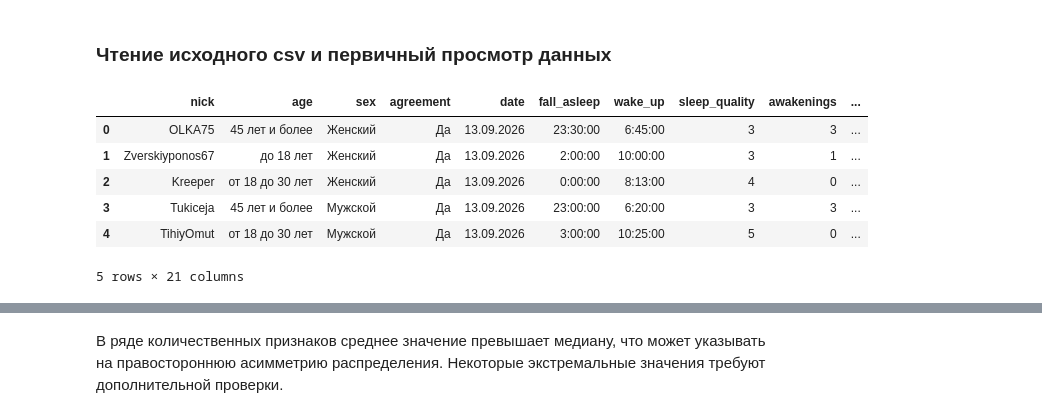
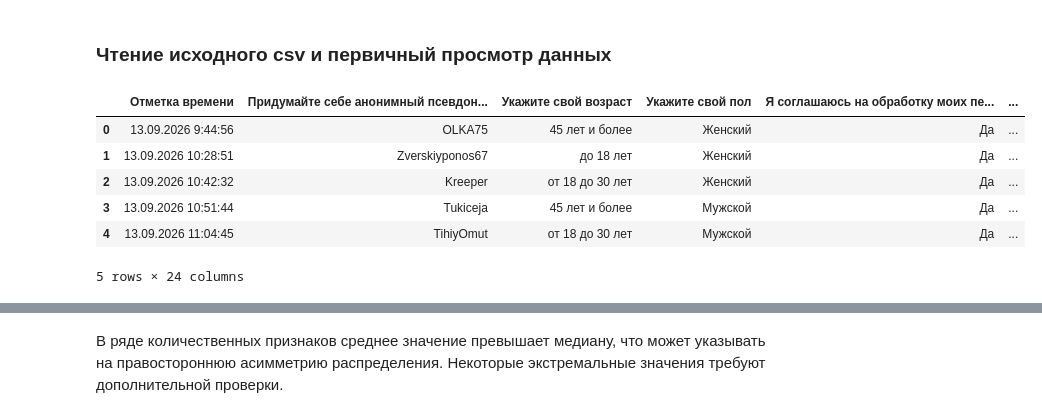
Before and after one commit to EnemyOfDeath7/dream-project, a Jupyter notebook: notebooks/01_data_collection_and_exploration.ipynb, the cells around one changed output, grey strips where cells are left out. Drawn from its saved outputs; the diff is of its cells as text; code cells hidden in the pictures.

```diff
--- a/notebooks/01_data_collection_and_exploration.ipynb
+++ b/notebooks/01_data_collection_and_exploration.ipynb
@@ -9,34 +9,13 @@ import matplotlib.pyplot as plt
 # %% [markdown]
 ### Чтение исходного csv и первичный просмотр данных
 # %%
-df = pd.read_csv("../data/raw/dream.csv", usecols=list(range(1, 22)), header=0, names=["nick",
-                                                                 "age",
-                                                                 "sex",
-                                                                 "agreement",
-                                                                 "date",
-                                                                 "fall_asleep",
-                                                                 "wake_up",
-                                                                 "sleep_quality",
-                                                                 "awakenings",
-                                                                 "dream_remembered",
-                                                                 "dream_colored",
-                                                                 "amount_of_coffee",
-                                                                 "amount_of_coffee_after16",
-                                                                 "alcohol",
-                                                                 "strong_emotions",
-                                                                 "stress_level",
-                                                                 "hours_of_physical_activity",
-                                                                 "daytime_sleep",
-                                                                 "food_before_bed",
-                                                                 "screen_time",
-                                                                 "screen_before_bed",
-                                                                 ])
+df = pd.read_csv("../data/raw/dream.csv")
 df.head(5)
 # %% [output]
-|  | nick | age | sex | agreement | date | fall_asleep | wake_up | sleep_quality | awakenings | ... |
-| 0 | OLKA75 | 45 лет и более | Женский | Да | 13.09.2026 | 23:30:00 | 6:45:00 | 3 | 3 | ... |
-| 1 | Zverskiyponos67 | до 18 лет | Женский | Да | 13.09.2026 | 2:00:00 | 10:00:00 | 3 | 1 | ... |
-| 2 | Kreeper | от 18 до 30 лет | Женский | Да | 13.09.2026 | 0:00:00 | 8:13:00 | 4 | 0 | ... |
-| 3 | Tukiceja | 45 лет и более | Мужской | Да | 13.09.2026 | 23:00:00 | 6:20:00 | 3 | 3 | ... |
-| 4 | TihiyOmut | от 18 до 30 лет | Мужской | Да | 13.09.2026 | 3:00:00 | 10:25:00 | 5 | 0 | ... |
+|  | Отметка времени | Придумайте себе анонимный псевдон... | Укажите свой возраст | Укажите свой пол | Я соглашаюсь на обработку моих пе... | ... |
+| 0 | 13.09.2026 9:44:56 | OLKA75 | 45 лет и более | Женский | Да | ... |
+| 1 | 13.09.2026 10:28:51 | Zverskiyponos67 | до 18 лет | Женский | Да | ... |
+| 2 | 13.09.2026 10:42:32 | Kreeper | от 18 до 30 лет | Женский | Да | ... |
+| 3 | 13.09.2026 10:51:44 | Tukiceja | 45 лет и более | Мужской | Да | ... |
+| 4 | 13.09.2026 11:04:45 | TihiyOmut | от 18 до 30 лет | Мужской | Да | ... |
-5 rows × 21 columns
+5 rows × 24 columns
```
Also changed, not shown: parts of 9 cells of this notebook, 6 other files.
